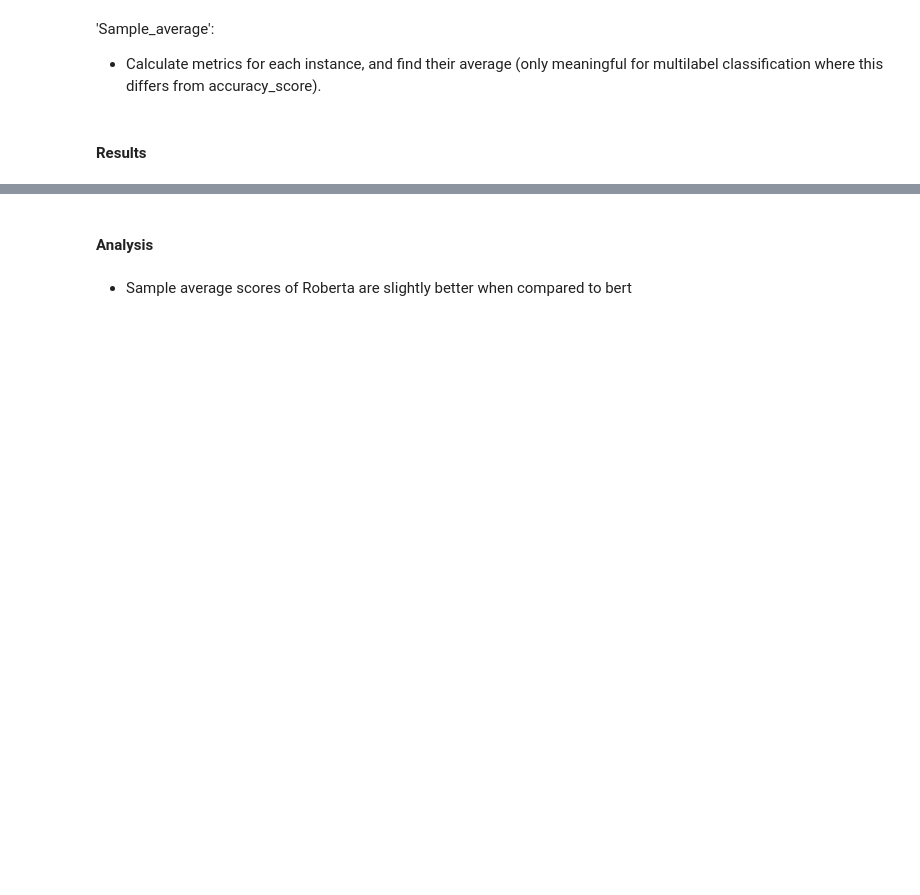
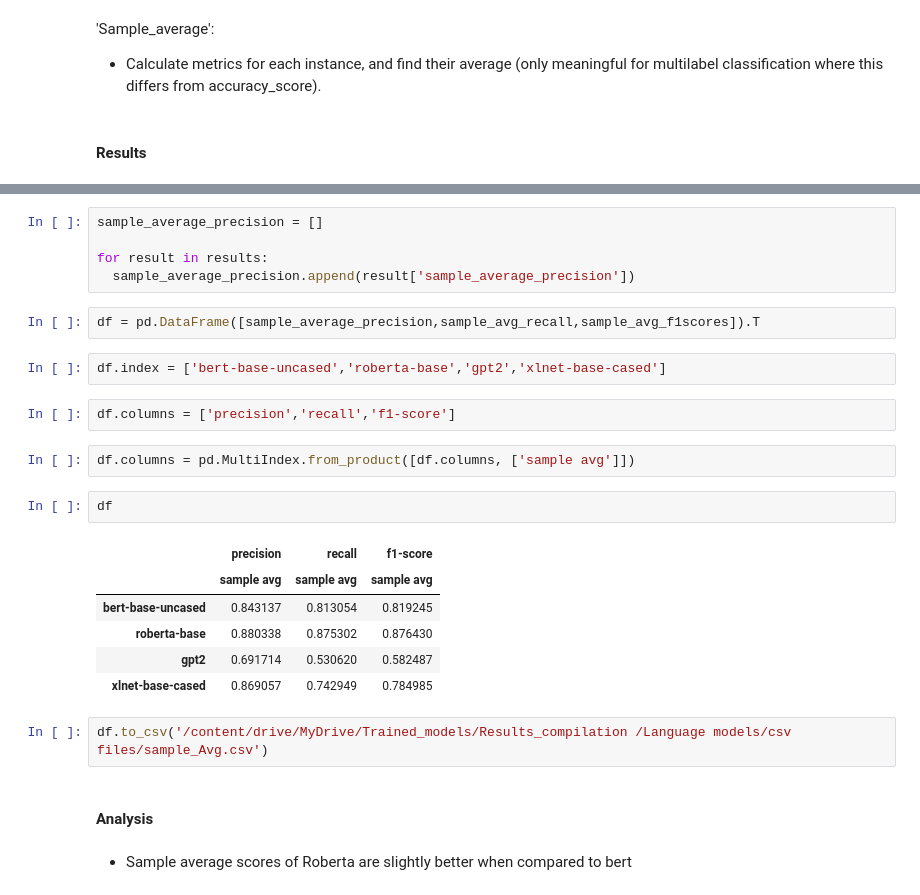
Before and after one commit to mvdheram/Stereotypical-Social-bias-detection-, a Jupyter notebook: Language_model_and_visualization_notes.ipynb, the cells around one changed output, grey strips where cells are left out. Saved outputs shown, nothing was run; the diff lists cells and outputs as text; blank space fills up the shorter version.

```diff
--- a/Language_model_and_visualization_notes.ipynb
+++ b/Language_model_and_visualization_notes.ipynb
@@ -250,3 +214,27 @@ df_per_label
+# %%
+sample_average_precision = []
+
+for result in results:
+  sample_average_precision.append(result['sample_average_precision'])
+# %%
+df = pd.DataFrame([sample_average_precision,sample_avg_recall,sample_avg_f1scores]).T
+# %%
+df.index = ['bert-base-uncased','roberta-base','gpt2','xlnet-base-cased']
+# %%
+df.columns = ['precision','recall','f1-score']
+# %%
+df.columns = pd.MultiIndex.from_product([df.columns, ['sample avg']])
+# %%
+df
+# %% [output]
+|  | precision | recall | f1-score |
+|  | sample avg | sample avg | sample avg |
+| bert-base-uncased | 0.843137 | 0.813054 | 0.819245 |
+| roberta-base | 0.880338 | 0.875302 | 0.876430 |
+| gpt2 | 0.691714 | 0.530620 | 0.582487 |
+| xlnet-base-cased | 0.869057 | 0.742949 | 0.784985 |
+# %%
+df.to_csv('/content/drive/MyDrive/Trained_models/Results_compilation /Language models/csv files/sample_Avg.csv')
 # %% [markdown]
 #### Analysis
 # %% [markdown]
```
Also changed, not shown: parts of 33 cells of this notebook.
